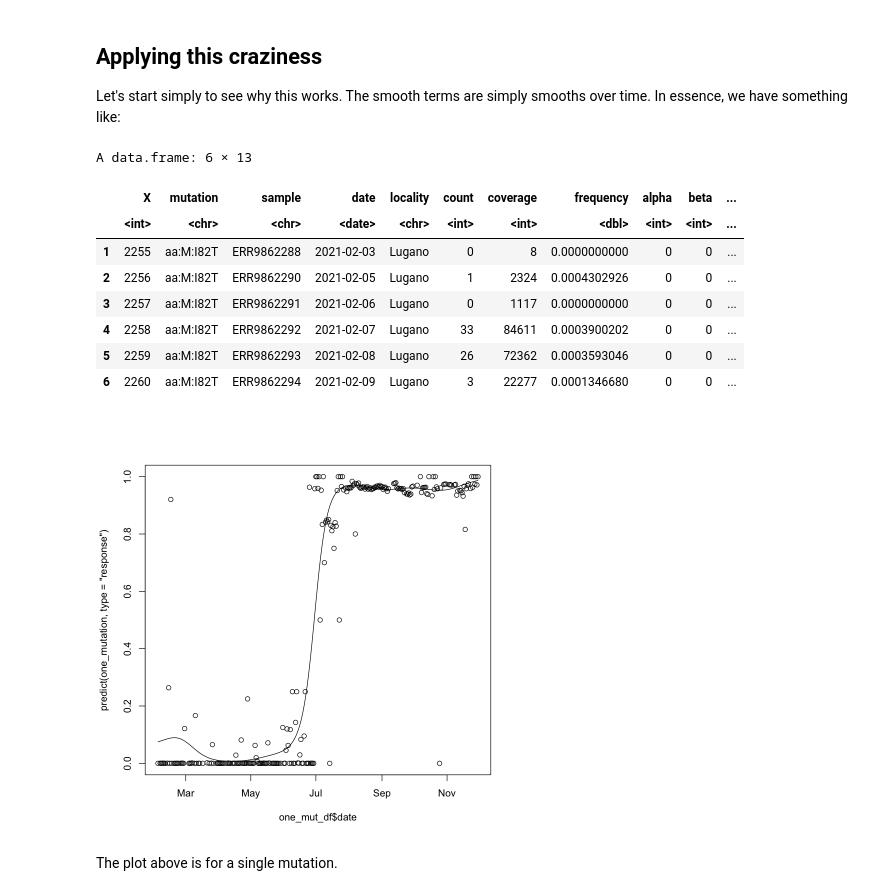
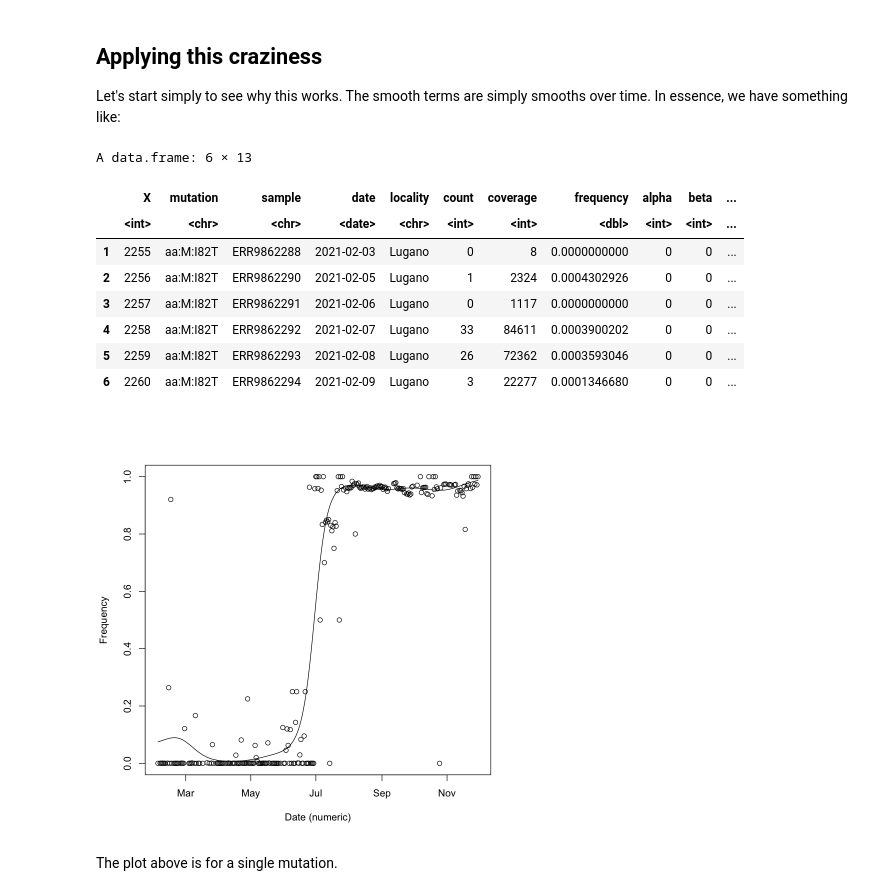
Before and after one commit to DASL-Lab/lineage-proportion-estimators, a Jupyter notebook: notebooks/varying-coefficient-model.ipynb, the cells around one changed output. Saved outputs shown, nothing was run; the diff lists cells and outputs as text; code cells hidden in the pictures.

```diff
--- a/notebooks/varying-coefficient-model.ipynb
+++ b/notebooks/varying-coefficient-model.ipynb
@@ -149,29 +149,30 @@ Let's start simply to see why this works. The smooth terms are simply smooths ov
 # %%
 one_mut_df = j2[j2$mutation == unique(j2$mutation)[2], ]
 one_mut_df <- arrange(one_mut_df, dane)
 head(one_mut_df)
 
 one_mutation <- gam(
     formula = cbind(count, coverage - count) ~ -1 + s(dane),
     data = one_mut_df,
     family = binomial(link = logit)
 )
 
 plot(x = one_mut_df$date,
     y = predict(one_mutation, type = "response"),
-    type = "l", ylim = c(0, 1))
+    type = "l", ylim = c(0, 1),
+    xlab = "Date (numeric)", ylab = "Frequency")
 points(frequency ~ date, data = one_mut_df)
 # %% [output]
 A data.frame: 6 × 13
 |  | X | mutation | sample | date | locality | count | coverage | frequency | alpha | beta | ... |
 |  | <int> | <chr> | <chr> | <date> | <chr> | <int> | <int> | <dbl> | <int> | <int> | ... |
 | 1 | 2255 | aa:M:I82T | ERR9862288 | 2021-02-03 | Lugano | 0 | 8 | 0.0000000000 | 0 | 0 | ... |
 | 2 | 2256 | aa:M:I82T | ERR9862290 | 2021-02-05 | Lugano | 1 | 2324 | 0.0004302926 | 0 | 0 | ... |
 | 3 | 2257 | aa:M:I82T | ERR9862291 | 2021-02-06 | Lugano | 0 | 1117 | 0.0000000000 | 0 | 0 | ... |
 | 4 | 2258 | aa:M:I82T | ERR9862292 | 2021-02-07 | Lugano | 33 | 84611 | 0.0003900202 | 0 | 0 | ... |
 | 5 | 2259 | aa:M:I82T | ERR9862293 | 2021-02-08 | Lugano | 26 | 72362 | 0.0003593046 | 0 | 0 | ... |
 | 6 | 2260 | aa:M:I82T | ERR9862294 | 2021-02-09 | Lugano | 3 | 22277 | 0.0001346680 | 0 | 0 | ... |
-[figure, old version]
+[figure, new version]
 # %% [markdown]
 The plot above is for a single mutation.
 # %%
```
Also changed, not shown: parts of 2 cells of this notebook.
